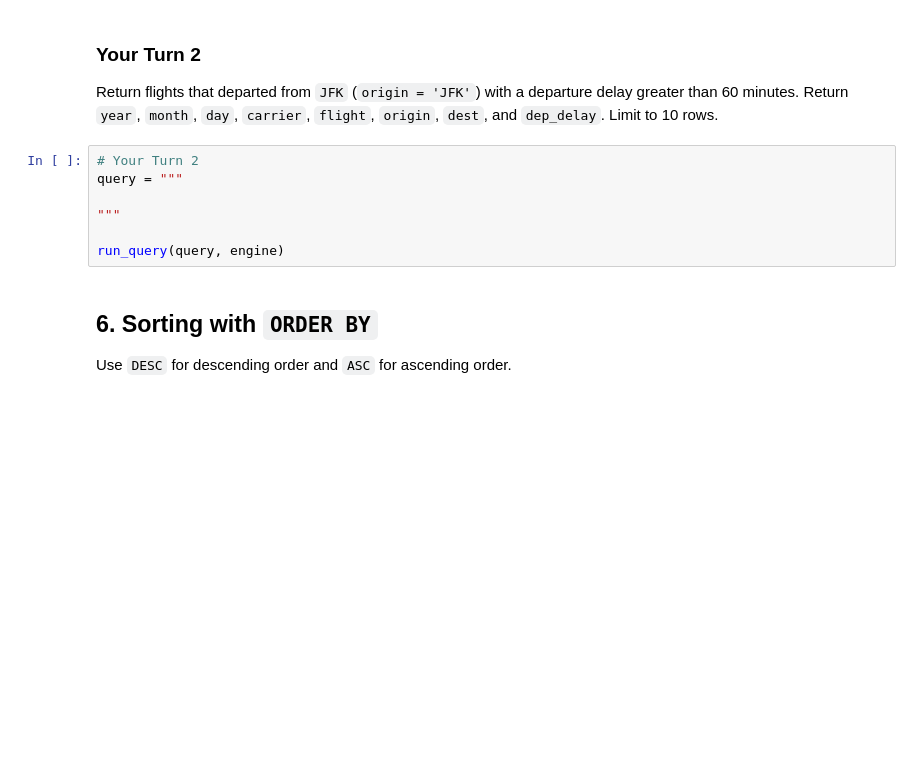
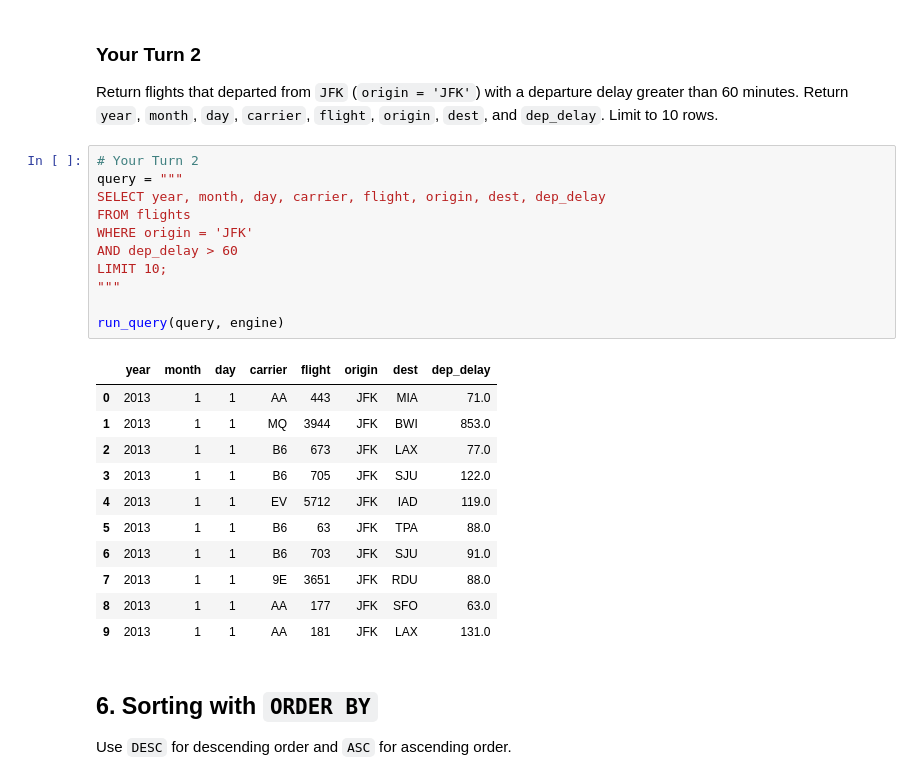
Before and after one commit to alexisgiselle/Alexis_Duran_wk_09-10, a Jupyter notebook: notebooks/module9_neon_sql_fundamentals_guided_lab.ipynb, the cells around one changed output. Drawn from its saved outputs; the diff is of its cells as text; blank space fills up the shorter version.

```diff
--- a/notebooks/module9_neon_sql_fundamentals_guided_lab.ipynb
+++ b/notebooks/module9_neon_sql_fundamentals_guided_lab.ipynb
@@ -188,10 +289,26 @@ Return flights that departed from `JFK` (`origin = 'JFK'`) with a departure dela
 # %%
 # Your Turn 2
 query = """
-
+SELECT year, month, day, carrier, flight, origin, dest, dep_delay
+FROM flights
+WHERE origin = 'JFK'
+AND dep_delay > 60
+LIMIT 10;
 """
 
 run_query(query, engine)
+# %% [output]
+|  | year | month | day | carrier | flight | origin | dest | dep_delay |
+| 0 | 2013 | 1 | 1 | AA | 443 | JFK | MIA | 71.0 |
+| 1 | 2013 | 1 | 1 | MQ | 3944 | JFK | BWI | 853.0 |
+| 2 | 2013 | 1 | 1 | B6 | 673 | JFK | LAX | 77.0 |
+| 3 | 2013 | 1 | 1 | B6 | 705 | JFK | SJU | 122.0 |
+| 4 | 2013 | 1 | 1 | EV | 5712 | JFK | IAD | 119.0 |
+| 5 | 2013 | 1 | 1 | B6 | 63 | JFK | TPA | 88.0 |
+| 6 | 2013 | 1 | 1 | B6 | 703 | JFK | SJU | 91.0 |
+| 7 | 2013 | 1 | 1 | 9E | 3651 | JFK | RDU | 88.0 |
+| 8 | 2013 | 1 | 1 | AA | 177 | JFK | SFO | 63.0 |
+| 9 | 2013 | 1 | 1 | AA | 181 | JFK | LAX | 131.0 |
 # %% [markdown]
 ## 6. Sorting with `ORDER BY`
 
```
Also changed, not shown: parts of 38 cells of this notebook, 2 other files.
